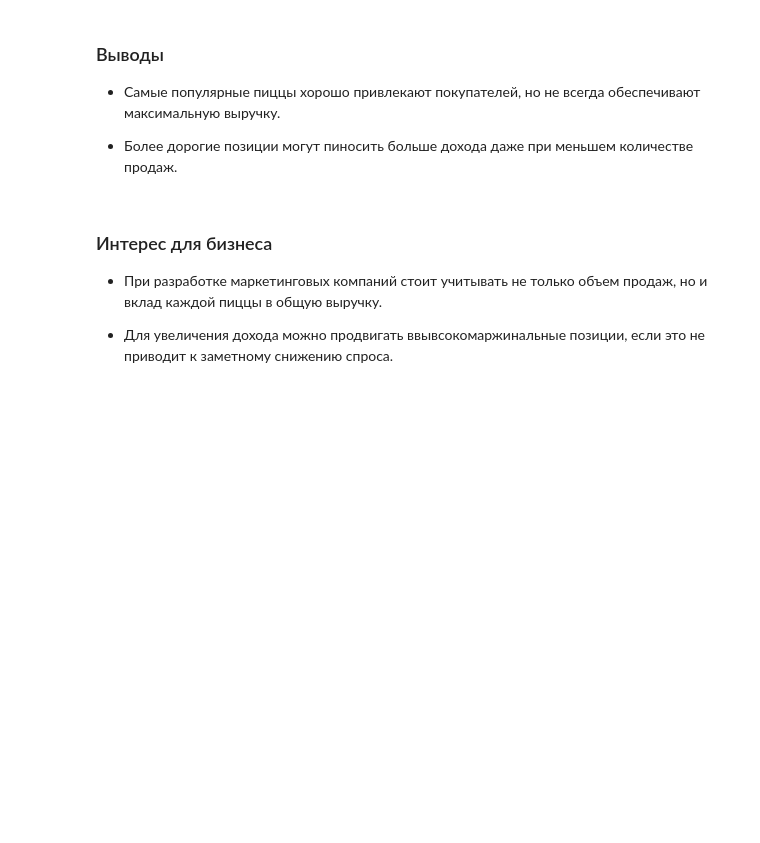
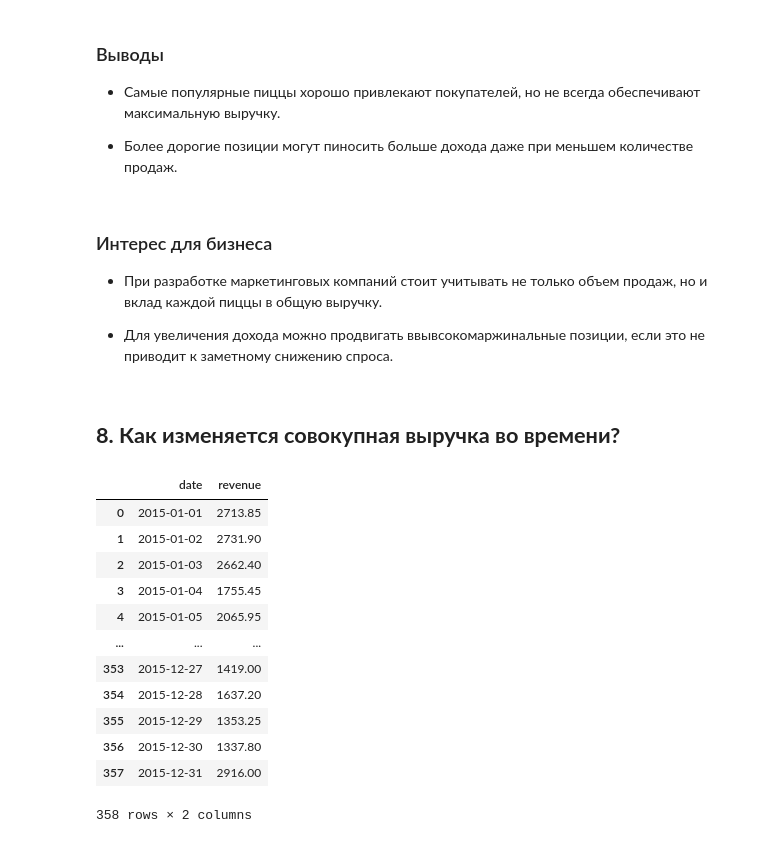
Before and after one commit to WhosArt/pizza_hut_da, a Jupyter notebook: pizzahut_analysis.ipynb, the cells around one changed output. Saved outputs shown, nothing was run; the diff lists cells and outputs as text; code cells hidden in the pictures; blank space fills up the shorter version.

```diff
--- a/pizzahut_analysis.ipynb
+++ b/pizzahut_analysis.ipynb
@@ -1328,3 +1327,29 @@ print("====================================================")
 - При разработке маркетинговых компаний стоит учитывать не только объем продаж, но и вклад каждой пиццы в общую выручку.
 
 - Для увеличения дохода можно продвигать ввывсокомаржинальные позиции, если это не приводит к заметному снижению спроса.
+# %% [markdown]
+## **8. Как изменяется совокупная выручка во времени?**
+# %%
+# Считаем совокупную выручку по дням
+revenue_by_day = (
+    df.groupby('date')['revenue']
+        .sum()
+        .reset_index()
+)
+
+# Выводим
+revenue_by_day
+# %% [output]
+|  | date | revenue |
+| 0 | 2015-01-01 | 2713.85 |
+| 1 | 2015-01-02 | 2731.90 |
+| 2 | 2015-01-03 | 2662.40 |
+| 3 | 2015-01-04 | 1755.45 |
+| 4 | 2015-01-05 | 2065.95 |
+| ... | ... | ... |
+| 353 | 2015-12-27 | 1419.00 |
+| 354 | 2015-12-28 | 1637.20 |
+| 355 | 2015-12-29 | 1353.25 |
+| 356 | 2015-12-30 | 1337.80 |
+| 357 | 2015-12-31 | 2916.00 |
+358 rows × 2 columns
```
Also changed, not shown: parts of 6 cells of this notebook.
